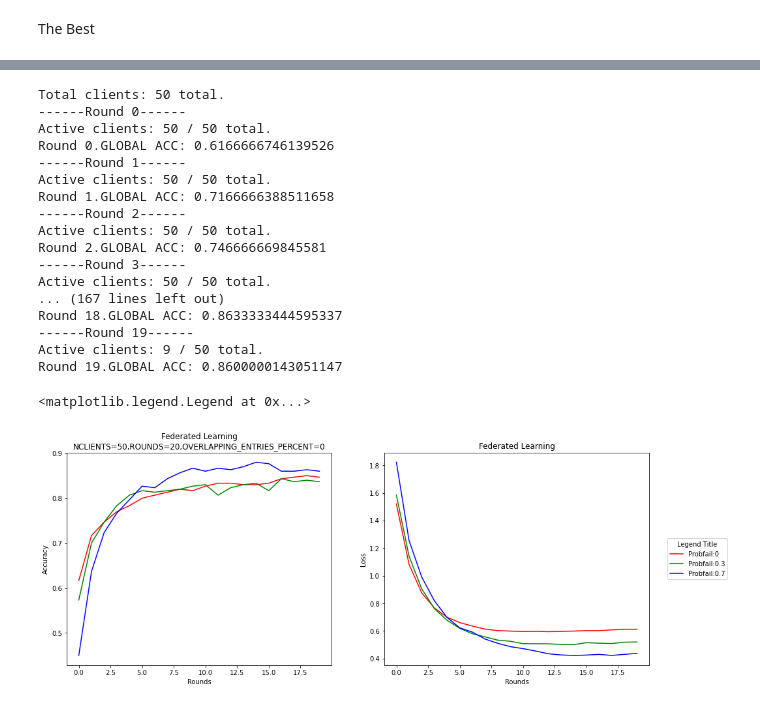
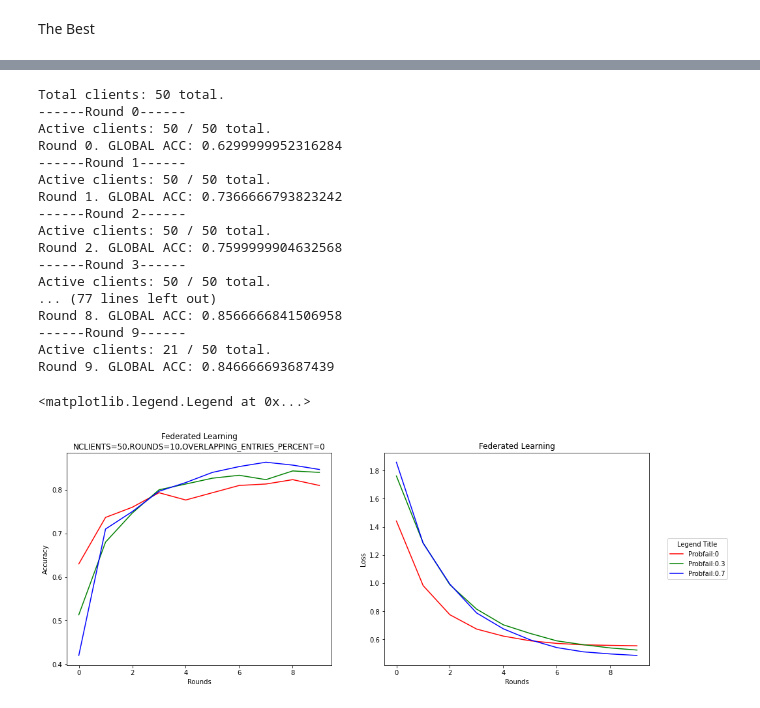
Before and after one commit to lucastsc/FL, a Jupyter notebook: FL2.ipynb, the cells around one changed output, grey strips where cells are left out. Cells and saved outputs as stored; diff of their text form; code cells hidden in the pictures.

```diff
--- a/FL2.ipynb
+++ b/FL2.ipynb
@@ -128,8 +128,11 @@ def FL(NCLIENTS,ROUNDS,PROBFAIL,OVERLAPPING_ENTRIES_PERCENT,RANDOM_TRAINING_ENTR
         print(f"------Round {round}------")
 
         # Clientes ativos no aprendizado federado
-        active_clients_list = [v for k,v in clients.items() if PROBFAIL <= random.uniform(0, 1)]
-        print(f"Active clients: {len(active_clients_list)} / {len(clients)} total.")
+        # active_clients_list = [v for k,v in clients.items() if PROBFAIL <= random.uniform(0, 1)]
+        # print(f"Active clients: {len(active_clients_list)} / {len(clients)} total.")
+        active_clients_list = [c for c in clients_list if PROBFAIL <= random.uniform(0, 1)]
+        print(f"Active clients: {len(active_clients_list)} / {len(clients_list)} total.")
+
 
         try:
             if RANDOM_TRAINING_ENTRIES == False:
@@ -151,7 +154,8 @@ def FL(NCLIENTS,ROUNDS,PROBFAIL,OVERLAPPING_ENTRIES_PERCENT,RANDOM_TRAINING_ENTR
             global_model = s.aggregate(active_clients_list)
 
             # Servidor envia o modelo agregado de volta aos clientes - model sync
-            s.sendModel(active_clients_list,global_model)
+            # s.sendModel(active_clients_list,global_model)
+            s.sendModel(clients_list,global_model)
 
             # Acurácia e perda globais (modelo agregado).
             loss, acc = global_model.evaluate(X_test[:TEST_SIZE], y_test[:TEST_SIZE], verbose=0)
@@ -281,53 +285,53 @@ Round 9.GLOBAL ACC: 0.8333333134651184
 # %%
 with tf.device('/GPU:0'):
-    r1, ga1, gl1 = FL(NCLIENTS=50,ROUNDS=20,PROBFAIL=0,OVERLAPPING_ENTRIES_PERCENT=0,RANDOM_TRAINING_ENTRIES=False,MAX_CHAOTIC_ENTRIES=40,TRAIN_SIZE=700,TEST_SIZE=300)
-    r2, ga2, gl2 = FL(NCLIENTS=50,ROUNDS=20,PROBFAIL=0.3,OVERLAPPING_ENTRIES_PERCENT=0,RANDOM_TRAINING_ENTRIES=False,MAX_CHAOTIC_ENTRIES=40,TRAIN_SIZE=700,TEST_SIZE=300)
-    r3, ga3, gl3 = FL(NCLIENTS=50,ROUNDS=20,PROBFAIL=0.7,OVERLAPPING_ENTRIES_PERCENT=0,RANDOM_TRAINING_ENTRIES=False,MAX_CHAOTIC_ENTRIES=40,TRAIN_SIZE=700,TEST_SIZE=300)
+    r1, ga1, gl1 = FL(NCLIENTS=50,ROUNDS=10,PROBFAIL=0,OVERLAPPING_ENTRIES_PERCENT=0,RANDOM_TRAINING_ENTRIES=False,MAX_CHAOTIC_ENTRIES=40,TRAIN_SIZE=700,TEST_SIZE=300)
+    r2, ga2, gl2 = FL(NCLIENTS=50,ROUNDS=10,PROBFAIL=0.3,OVERLAPPING_ENTRIES_PERCENT=0,RANDOM_TRAINING_ENTRIES=False,MAX_CHAOTIC_ENTRIES=40,TRAIN_SIZE=700,TEST_SIZE=300)
+    r3, ga3, gl3 = FL(NCLIENTS=50,ROUNDS=10,PROBFAIL=0.7,OVERLAPPING_ENTRIES_PERCENT=0,RANDOM_TRAINING_ENTRIES=False,MAX_CHAOTIC_ENTRIES=40,TRAIN_SIZE=700,TEST_SIZE=300)
 
 
 fig, axs = plt.subplots(1,2, figsize=(16,6))
 line_labels = ['Probfail:0','Probfail:0.3','Probfail:0.7']
 
-axs[0].title.set_text(f'Federated Learning\nNCLIENTS=50,ROUNDS=20,OVERLAPPING_ENTRIES_PERCENT=0')
+axs[0].title.set_text(f'Federated Learning\nNCLIENTS=50,ROUNDS=10,OVERLAPPING_ENTRIES_PERCENT=0')
 axs[0].set_xlabel('Rounds')
 axs[0].set_ylabel('Accuracy')
 l1 = axs[0].plot(r1,ga1, color='red')[0]
 l2 = axs[0].plot(r2,ga2, color='green')[0]
 l3 = axs[0].plot(r3,ga3, color='blue')[0]
 
 axs[1].title.set_text(f'Federated Learning')
 axs[1].set_xlabel('Rounds')
 axs[1].set_ylabel('Loss')
 l1 = axs[1].plot(r1,gl1, color='red')[0]
 l2 = axs[1].plot(r2,gl2, color='green')[0]
 l3 = axs[1].plot(r3,gl3, color='blue')[0]
 
 # Create the legend
 fig.legend([l1, l2, l3],     # The line objects
            labels=line_labels,   # The labels for each line
            loc="center right",   # Position of legend
            borderaxespad=0.1,    # Small spacing around legend box
            title="Legend Title"  # Title for the legend
            )
 # %% [output]
 Total clients: 50 total.
 ------Round 0------
 Active clients: 50 / 50 total.
-Round 0.GLOBAL ACC: 0.6166666746139526
+Round 0. GLOBAL ACC: 0.6299999952316284
 ------Round 1------
 Active clients: 50 / 50 total.
-Round 1.GLOBAL ACC: 0.7166666388511658
+Round 1. GLOBAL ACC: 0.7366666793823242
 ------Round 2------
 Active clients: 50 / 50 total.
-Round 2.GLOBAL ACC: 0.746666669845581
+Round 2. GLOBAL ACC: 0.7599999904632568
 ------Round 3------
 Active clients: 50 / 50 total.
-... (167 lines left out)
-Round 18.GLOBAL ACC: 0.8633333444595337
-------Round 19------
-Active clients: 9 / 50 total.
-Round 19.GLOBAL ACC: 0.8600000143051147
+... (77 lines left out)
+Round 8. GLOBAL ACC: 0.8566666841506958
+------Round 9------
+Active clients: 21 / 50 total.
+Round 9. GLOBAL ACC: 0.846666693687439
 <matplotlib.legend.Legend at 0x...>
-[figure, old version]
+[figure, new version]
 # %%
 with tf.device('/GPU:0'):
```
Also changed, not shown: parts of 3 cells of this notebook.
